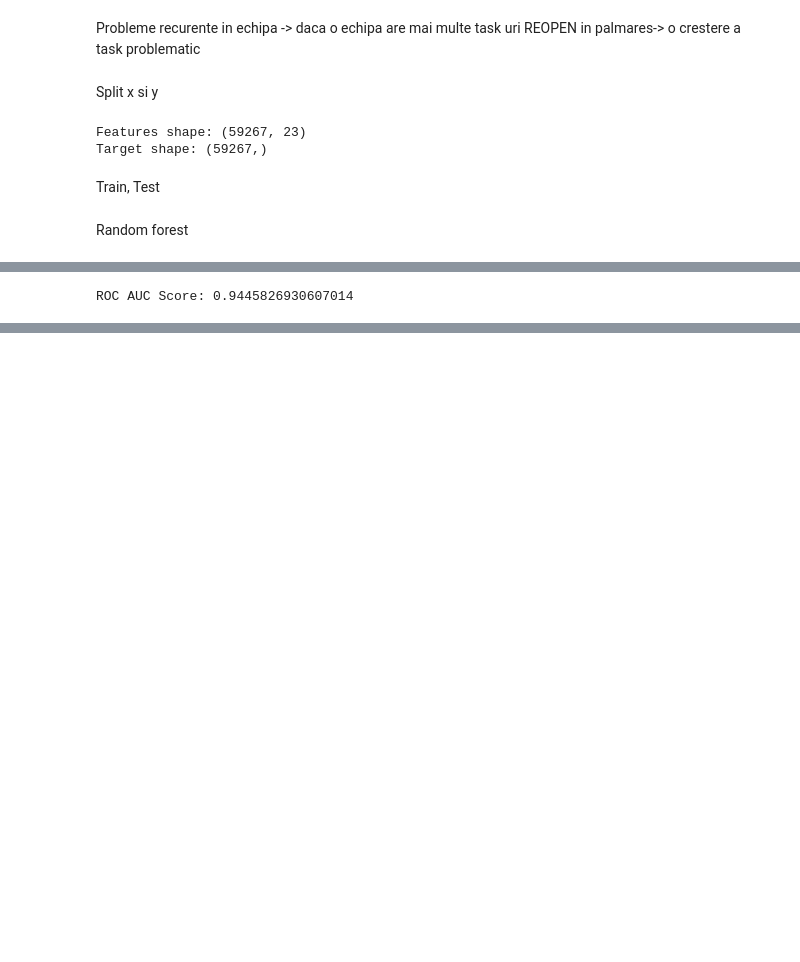
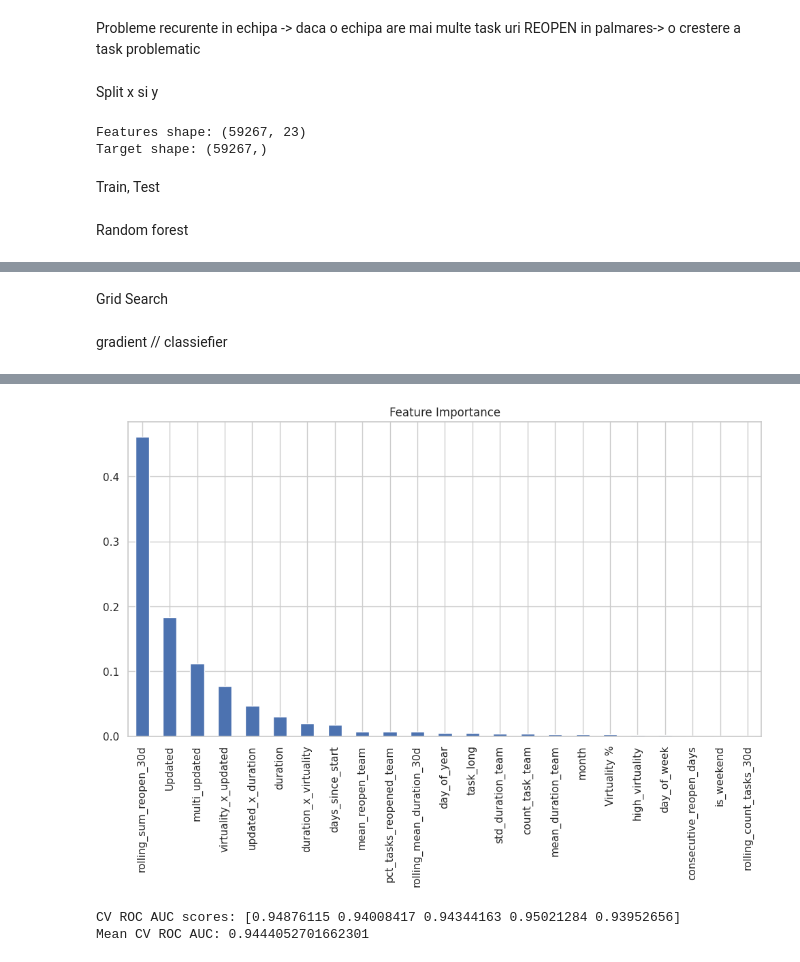
Before and after one commit to teodo24/Final_Project, a Jupyter notebook: proiect_final.ipynb, the cells around one changed output, grey strips where cells are left out. Saved outputs shown, nothing was run; the diff lists cells and outputs as text; code cells hidden in the pictures; blank space fills up the shorter version.

```diff
--- a/proiect_final.ipynb
+++ b/proiect_final.ipynb
@@ -226,5 +218,66 @@ class_report_df
-# %%
-roc_auc = roc_auc_score(y_test, y_prob)
-print("ROC AUC Score:", roc_auc)
-# %% [output]
-ROC AUC Score: 0.9445826930607014
+# %% [markdown]
+Grid Search
+# %% [markdown]
+gradient // classiefier
+# %%
+from sklearn.model_selection import train_test_split, RandomizedSearchCV, cross_val_score
+from sklearn.ensemble import RandomForestClassifier
+from sklearn.metrics import confusion_matrix, classification_report, roc_auc_score
+import pandas as pd
+import matplotlib.pyplot as plt
+
+X_train, X_test, y_train, y_test = train_test_split(X, y, test_size=0.2, random_state=42, stratify=y)
+
+# Random Forest de bază
+# Added class_weight='balanced' to handle class imbalance
+rf = RandomForestClassifier(random_state=42, n_jobs=-1, class_weight='balanced')
+
+# Definire parametri pentru RandomizedSearchCV
+param_dist = {
+    'n_estimators': [50, 100, 200],
+    'max_depth': [None, 5, 10, 20],
+    'min_samples_split': [2, 5, 10],
+    'min_samples_leaf': [1, 2, 4],
+    'max_features': ['auto', 'sqrt', 'log2']
+}
+
+# Randomized Search (rapida)
+rand_search = RandomizedSearchCV(
+    estimator=rf,
+    param_distributions=param_dist,
+    n_iter=20,           # testează 20 de combinații random
+    cv=3,                # 3-fold cross-validation
+    scoring='roc_auc',
+    n_jobs=-1,
+    random_state=42,
+    verbose=1
+)
+
+# Antrenare
+rand_search.fit(X_train, y_train)
+
+# Cel mai bun model
+best_rf = rand_search.best_estimator_
+print("Best Parameters:", rand_search.best_params_)
+print("Best ROC AUC CV:", rand_search.best_score_)
+
+# Predicții și evaluare
+y_pred = best_rf.predict(X_test)
+y_prob = best_rf.predict_proba(X_test)[:,1]
+
+print("\nConfusion Matrix:")
+print(confusion_matrix(y_test, y_pred))
+print("\nClassification Report:")
+print(classification_report(y_test, y_pred))
+print("ROC AUC Test Set:", roc_auc_score(y_test, y_prob))
+
+# Feature Importance
+importances = pd.Series(best_rf.feature_importances_, index=X.columns).sort_values(ascending=False)
+importances.plot(kind='bar', figsize=(12,6), title="Feature Importance")
+plt.show()
+
+# Optional: cross-validation ROC AUC pe tot datasetul
+cv_scores = cross_val_score(best_rf, X, y, cv=5, scoring='roc_auc', n_jobs=-1)
+print("CV ROC AUC scores:", cv_scores)
+print("Mean CV ROC AUC:", cv_scores.mean())
+# %% [output]
@@ -230,0 +303,3 @@ ROC AUC Score: 0.9445826930607014
+[figure, added]
+CV ROC AUC scores: [0.94876115 0.94008417 0.94344163 0.95021284 0.93952656]
+Mean CV ROC AUC: 0.9444052701662301
```
Also changed, not shown: parts of 14 cells of this notebook.
